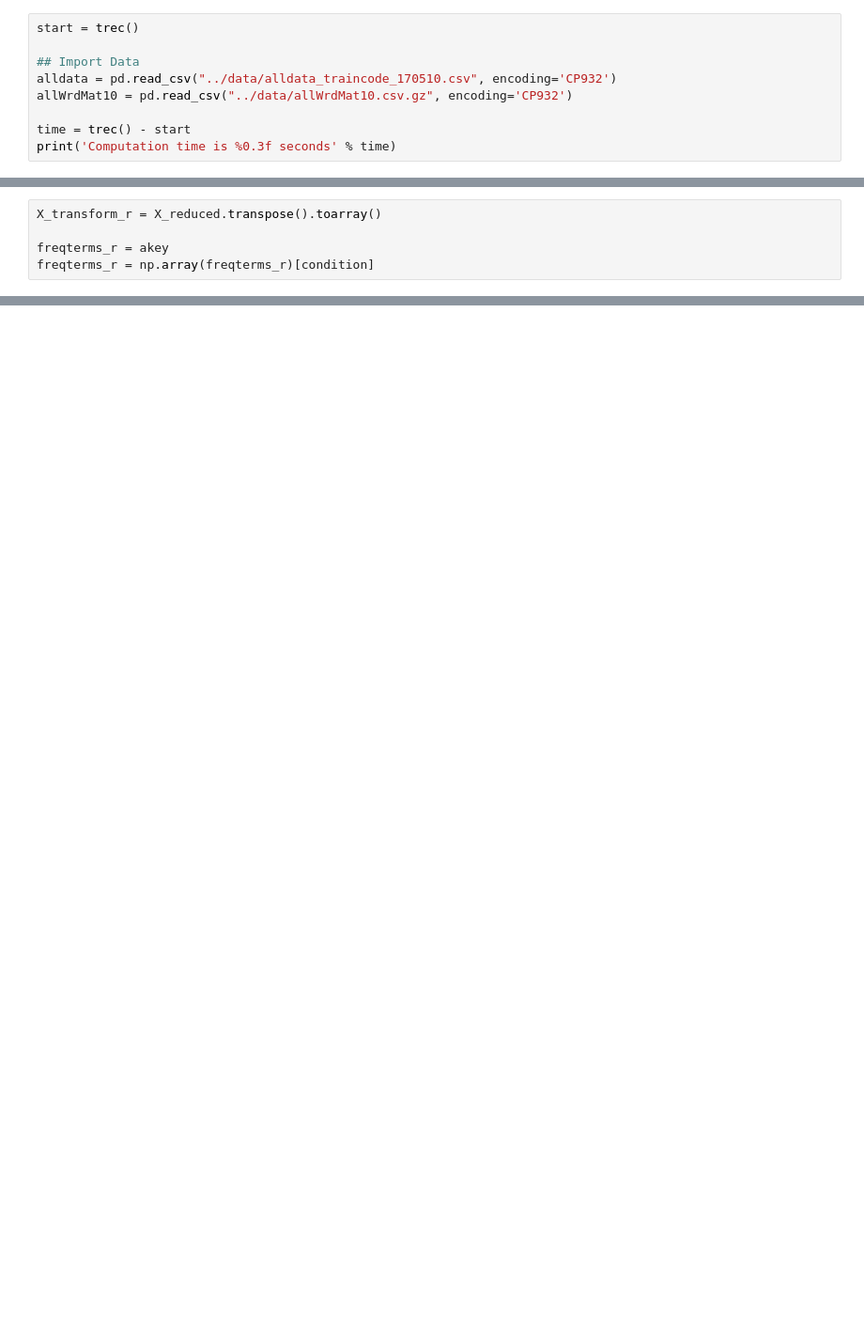
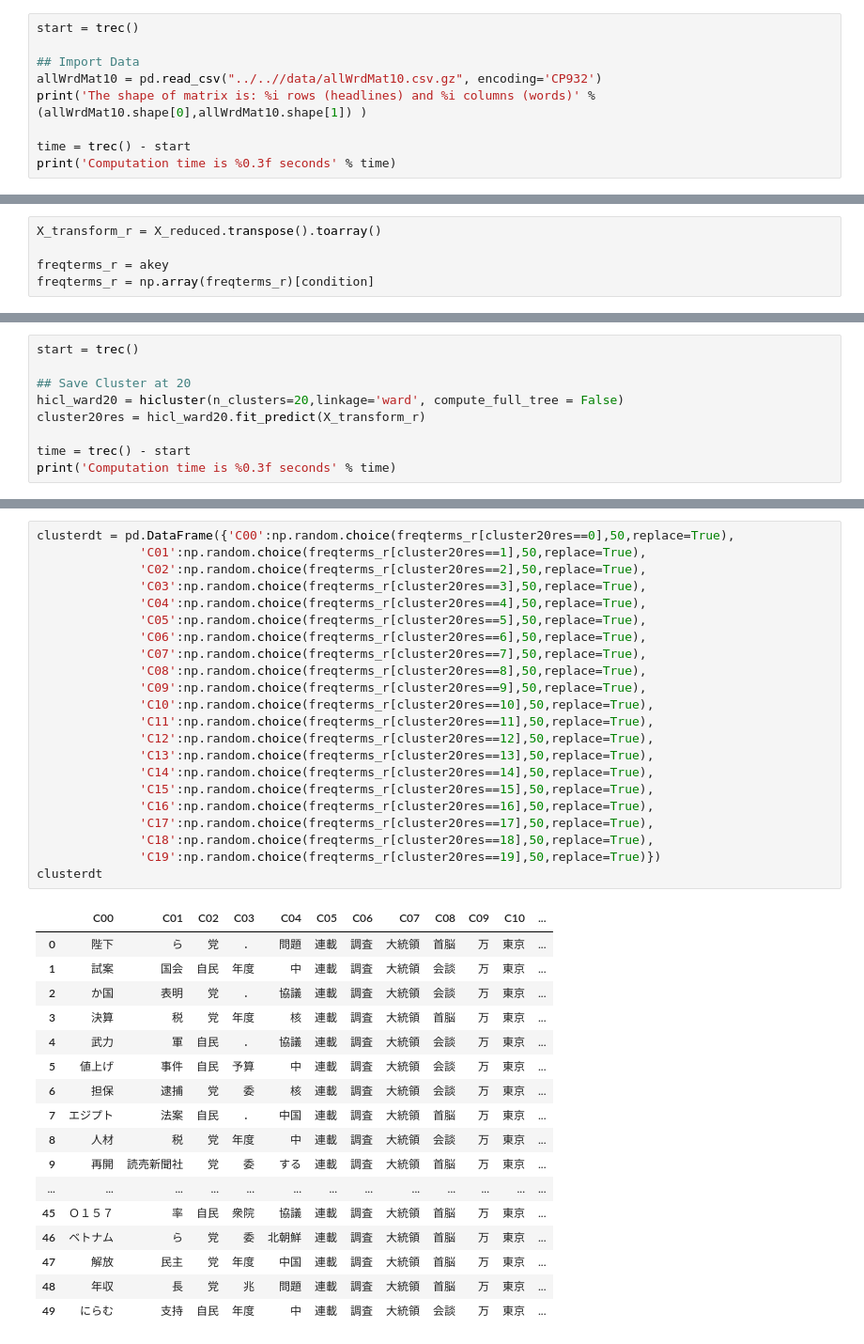
Before and after one commit to gentok/Political_Headlines_Project, a Jupyter notebook: notebooks/STA208_Unsupervised_Learning.ipynb, the cells around one changed output, grey strips where cells are left out. Shown at 94% size. Drawn from its saved outputs; the diff is of its cells as text; blank space fills up the shorter version.

```diff
--- a/notebooks/STA208_Unsupervised_Learning.ipynb
+++ b/notebooks/STA208_Unsupervised_Learning.ipynb
@@ -51,8 +57,8 @@ plt.style.use('ggplot')
 start = trec()
 
 ## Import Data
-alldata = pd.read_csv("../data/alldata_traincode_170510.csv", encoding='CP932')
-allWrdMat10 = pd.read_csv("../data/allWrdMat10.csv.gz", encoding='CP932')
+allWrdMat10 = pd.read_csv("../..//data/allWrdMat10.csv.gz", encoding='CP932')
+print('The shape of matrix is: %i rows (headlines) and %i columns (words)' % (allWrdMat10.shape[0],allWrdMat10.shape[1]) )
 
 time = trec() - start
 print('Computation time is %0.3f seconds' % time)
@@ -788,0 +862,9 @@ plt.show()
+# %%
+start = trec()
+
+## Save Cluster at 20
+hicl_ward20 = hicluster(n_clusters=20,linkage='ward', compute_full_tree = False)
+cluster20res = hicl_ward20.fit_predict(X_transform_r)
+
+time = trec() - start
+print('Computation time is %0.3f seconds' % time)
@@ -788,0 +875,40 @@ plt.show()
+# %%
+clusterdt = pd.DataFrame({'C00':np.random.choice(freqterms_r[cluster20res==0],50,replace=True),
+              'C01':np.random.choice(freqterms_r[cluster20res==1],50,replace=True),
+              'C02':np.random.choice(freqterms_r[cluster20res==2],50,replace=True),
+              'C03':np.random.choice(freqterms_r[cluster20res==3],50,replace=True),
+              'C04':np.random.choice(freqterms_r[cluster20res==4],50,replace=True),
+              'C05':np.random.choice(freqterms_r[cluster20res==5],50,replace=True),
+              'C06':np.random.choice(freqterms_r[cluster20res==6],50,replace=True),
+              'C07':np.random.choice(freqterms_r[cluster20res==7],50,replace=True),
+              'C08':np.random.choice(freqterms_r[cluster20res==8],50,replace=True),
+              'C09':np.random.choice(freqterms_r[cluster20res==9],50,replace=True),
+              'C10':np.random.choice(freqterms_r[cluster20res==10],50,replace=True),
+              'C11':np.random.choice(freqterms_r[cluster20res==11],50,replace=True),
+              'C12':np.random.choice(freqterms_r[cluster20res==12],50,replace=True),
+              'C13':np.random.choice(freqterms_r[cluster20res==13],50,replace=True),
+              'C14':np.random.choice(freqterms_r[cluster20res==14],50,replace=True),
+              'C15':np.random.choice(freqterms_r[cluster20res==15],50,replace=True),
+              'C16':np.random.choice(freqterms_r[cluster20res==16],50,replace=True),
+              'C17':np.random.choice(freqterms_r[cluster20res==17],50,replace=True),
+              'C18':np.random.choice(freqterms_r[cluster20res==18],50,replace=True),
+              'C19':np.random.choice(freqterms_r[cluster20res==19],50,replace=True)})
+clusterdt
+# %% [output]
+|  | C00 | C01 | C02 | C03 | C04 | C05 | C06 | C07 | C08 | C09 | C10 | ... |
+| 0 | 陛下 | ら | 党 | ． | 問題 | 連載 | 調査 | 大統領 | 首脳 | 万 | 東京 | ... |
+| 1 | 試案 | 国会 | 自民 | 年度 | 中 | 連載 | 調査 | 大統領 | 会談 | 万 | 東京 | ... |
+| 2 | か国 | 表明 | 党 | ． | 協議 | 連載 | 調査 | 大統領 | 会談 | 万 | 東京 | ... |
+| 3 | 決算 | 税 | 党 | 年度 | 核 | 連載 | 調査 | 大統領 | 首脳 | 万 | 東京 | ... |
+| 4 | 武力 | 軍 | 自民 | ． | 協議 | 連載 | 調査 | 大統領 | 会談 | 万 | 東京 | ... |
+| 5 | 値上げ | 事件 | 自民 | 予算 | 中 | 連載 | 調査 | 大統領 | 会談 | 万 | 東京 | ... |
+| 6 | 担保 | 逮捕 | 党 | 委 | 核 | 連載 | 調査 | 大統領 | 会談 | 万 | 東京 | ... |
+| 7 | エジプト | 法案 | 自民 | ． | 中国 | 連載 | 調査 | 大統領 | 首脳 | 万 | 東京 | ... |
+| 8 | 人材 | 税 | 党 | 年度 | 中 | 連載 | 調査 | 大統領 | 会談 | 万 | 東京 | ... |
+| 9 | 再開 | 読売新聞社 | 党 | 委 | する | 連載 | 調査 | 大統領 | 首脳 | 万 | 東京 | ... |
+| ... | ... | ... | ... | ... | ... | ... | ... | ... | ... | ... | ... | ... |
+| 45 | Ｏ１５７ | 率 | 自民 | 衆院 | 協議 | 連載 | 調査 | 大統領 | 首脳 | 万 | 東京 | ... |
+| 46 | ベトナム | ら | 党 | 委 | 北朝鮮 | 連載 | 調査 | 大統領 | 首脳 | 万 | 東京 | ... |
+| 47 | 解放 | 民主 | 党 | 年度 | 中国 | 連載 | 調査 | 大統領 | 首脳 | 万 | 東京 | ... |
+| 48 | 年収 | 長 | 党 | 兆 | 問題 | 連載 | 調査 | 大統領 | 首脳 | 万 | 東京 | ... |
+| 49 | にらむ | 支持 | 自民 | 年度 | 中 | 連載 | 調査 | 大統領 | 会談 | 万 | 東京 | ... |
```
Also changed, not shown: parts of 77 cells of this notebook, 1 other file.
